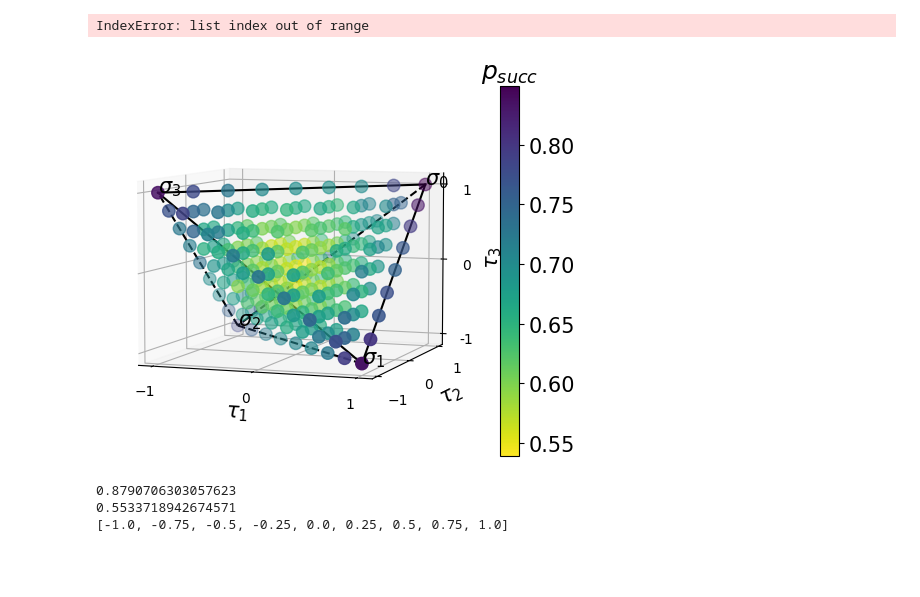
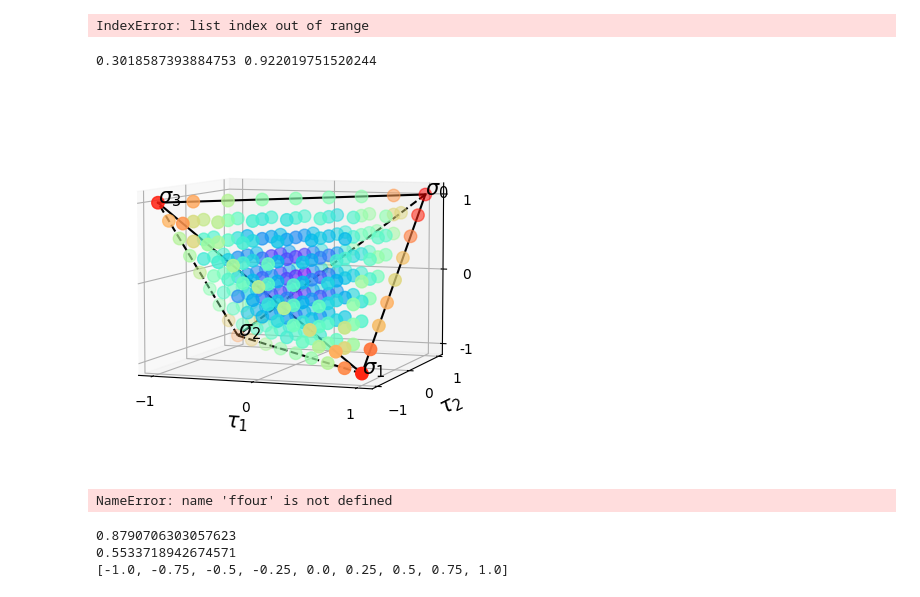
Before and after one commit to tbasile/Una-Rotacion-Parametrizada, a Jupyter notebook: Codigo/Fidelidades-Canales-Pauli.ipynb, the cells around one changed output. Cells and saved outputs as stored; diff of their text form; code cells hidden in the pictures; blank space fills up the shorter version.

```diff
--- a/Codigo/Fidelidades-Canales-Pauli.ipynb
+++ b/Codigo/Fidelidades-Canales-Pauli.ipynb
@@ -465,40 +427,51 @@ def graficar(documento):
 
     xs = []
     ys = []
     zs = []
     four= []
     for row in csvreader:
         if row[0] == 'lambda1':
             continue
         xs.append(float(row[0]))
         ys.append(float(row[1]))
         zs.append(float(row[2]))
         four.append(float(row[3]))
 
-    colors = cm.viridis_r((np.array(four)-min(four))/(max(four)-min(four)))
-    colmap = cm.ScalarMappable(cmap=cm.viridis_r)
-    colmap.set_array(four)
+    ffour = 2*(1-np.array(four))
+    colors = cm.rainbow_r((np.array(ffour)-min(ffour))/(max(ffour)-min(ffour)))
+#     colors = cm.rainbow_r(ffour)
+
+    colmap = cm.ScalarMappable(cmap=cm.rainbow_r)
+    print(min(ffour),max(ffour))
+
+    colmap.set_array([min(ffour),max(ffour)])
+#     colmap.set_array([0,1])
 
 
     yg = ax.scatter(xs, ys, zs, c=colors, marker='o',s=80)
-    cb = fig.colorbar(colmap)
-    cb.ax.tick_params(labelsize=15)
+#     cb = fig.colorbar(colmap,fraction=0.024, pad=0.07)
+#     cb.ax.tick_params(labelsize=15)
 
-    cb.ax.set_title("$p_{succ}$",fontsize=18)
+#     cb.ax.set_title("$f$",fontsize=15)
     ax.view_init(6,290)
 
 
 
 #         ax.plot(float(row[0]),float(row[1]),
 #                  float(row[2]),color=(float(row[-1]),float(row[-1]),
 #                                      0),marker='o')
 #         ax.pcolormesh(float(row[0]),float(row[1]),
 #                  float(row[2]),cmap = cm.Blues)
     plt.show()
 
 graficar('Resultados/ibmq_lima-9puntos/fidelidades_diam1.csv')
 # %% [output]
+0.3018587393884753 0.922019751520244
-[figure, old version]
+[figure, new version]
+# %%
+min(ffour)
+# %% [output]
+NameError: name 'ffour' is not defined
 # %%
 %matplotlib inline
 
```
Also changed, not shown: parts of 2 cells of this notebook, 28 other files.
